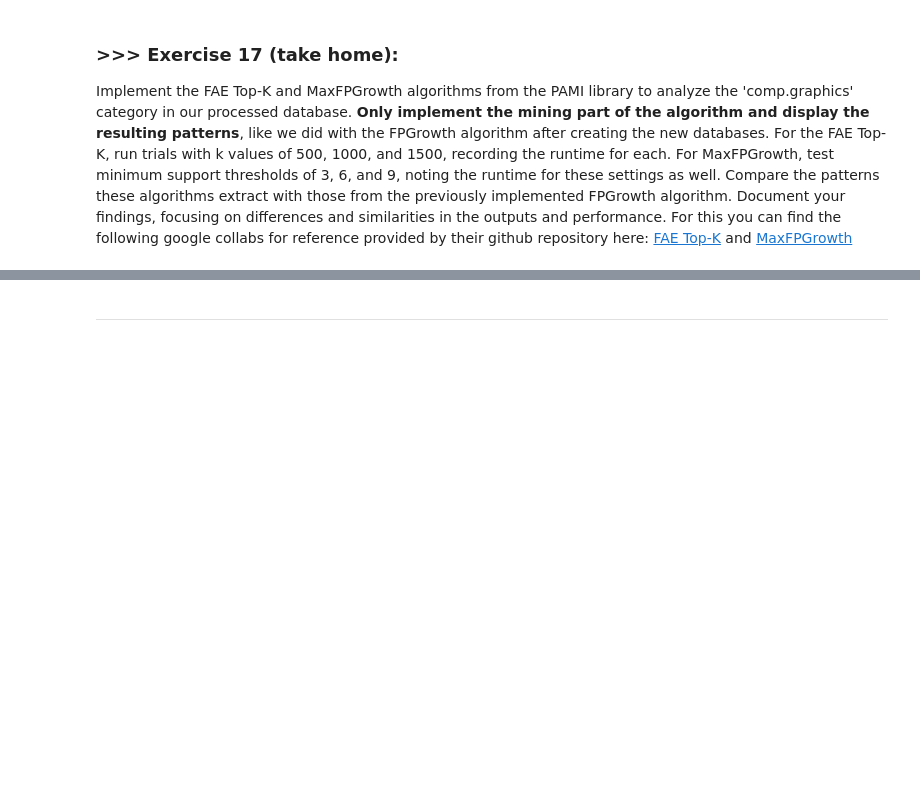
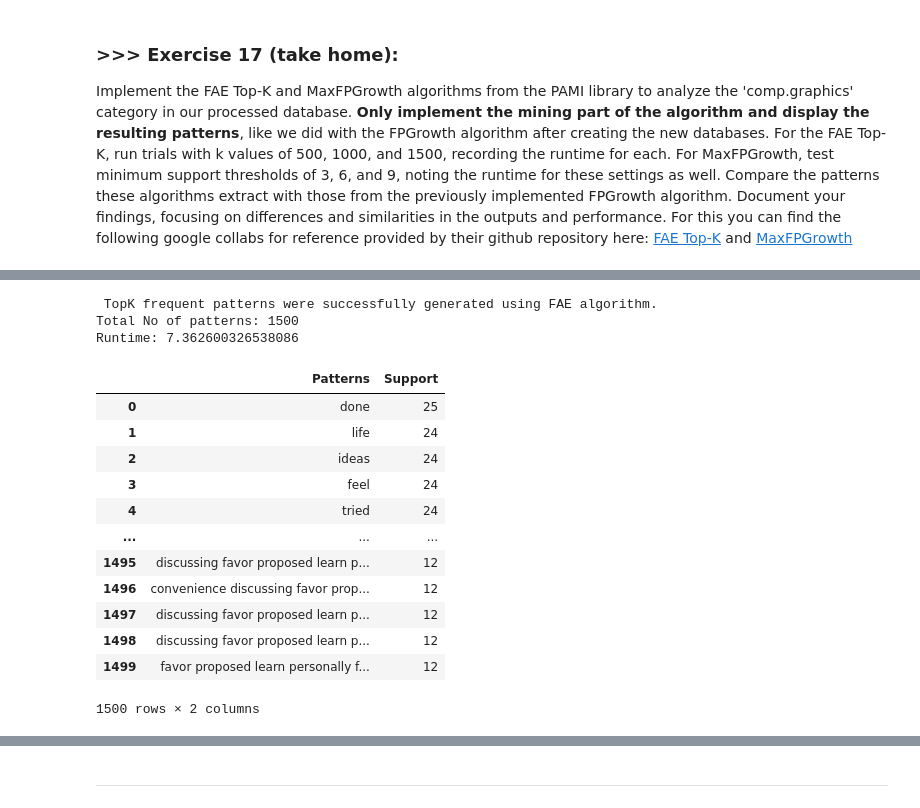
Before and after one commit to zhangjingxing/DM2025-Lab1-Exercise, a Jupyter notebook: DM2025-Lab1-Master.ipynb, the cells around one changed output, grey strips where cells are left out. Cells and saved outputs as stored; diff of their text form; code cells hidden in the pictures; blank space fills up the shorter version.

```diff
--- a/DM2025-Lab1-Master.ipynb
+++ b/DM2025-Lab1-Master.ipynb
@@ -2092,0 +2272,42 @@ Implement the FAE Top-K and MaxFPGrowth algorithms from the PAMI library to anal
+# %%
+# Answer Here
+
+from PAMI.frequentPattern.topk import FAE  as alg
+import time
+
+
+inputFile = 'td_freq_db_comp_graphics.csv'
+kCount = 1500
+
+seperator='\t'
+
+obj7 = alg.FAE(iFile=inputFile, k=kCount, sep=seperator)    #initialize
+obj7.mine()            #Start the mining process
+
+frequentPatternsDF_obj7_k1500= obj7.getPatternsAsDataFrame()
+
+print('Total No of patterns: ' + str(len(frequentPatternsDF_obj7_k1500)))
+print('Runtime: ' + str(obj7.getRuntime()))
+# %% [output]
+ TopK frequent patterns were successfully generated using FAE algorithm.
+Total No of patterns: 1500
+Runtime: 7.362600326538086
+# %%
+#save the file
+
+obj5.save(outFile='frequentPatternsObj7Count1500.txt')
+frequentPatternsDF_obj7_k1500
+# %% [output]
+|  | Patterns | Support |
+| 0 | done | 25 |
+| 1 | life | 24 |
+| 2 | ideas | 24 |
+| 3 | feel | 24 |
+| 4 | tried | 24 |
+| ... | ... | ... |
+| 1495 | discussing favor proposed learn p... | 12 |
+| 1496 | convenience discussing favor prop... | 12 |
+| 1497 | discussing favor proposed learn p... | 12 |
+| 1498 | discussing favor proposed learn p... | 12 |
+| 1499 | favor proposed learn personally f... | 12 |
+1500 rows × 2 columns
```
Also changed, not shown: parts of 27 cells of this notebook, 3 other files.
